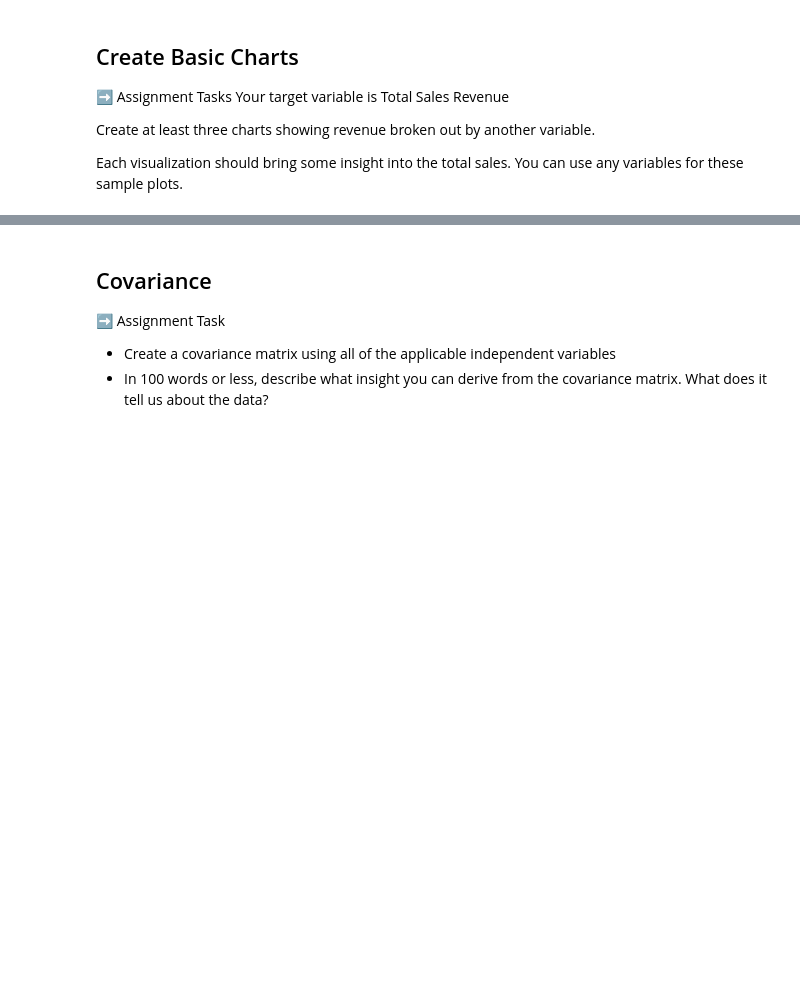
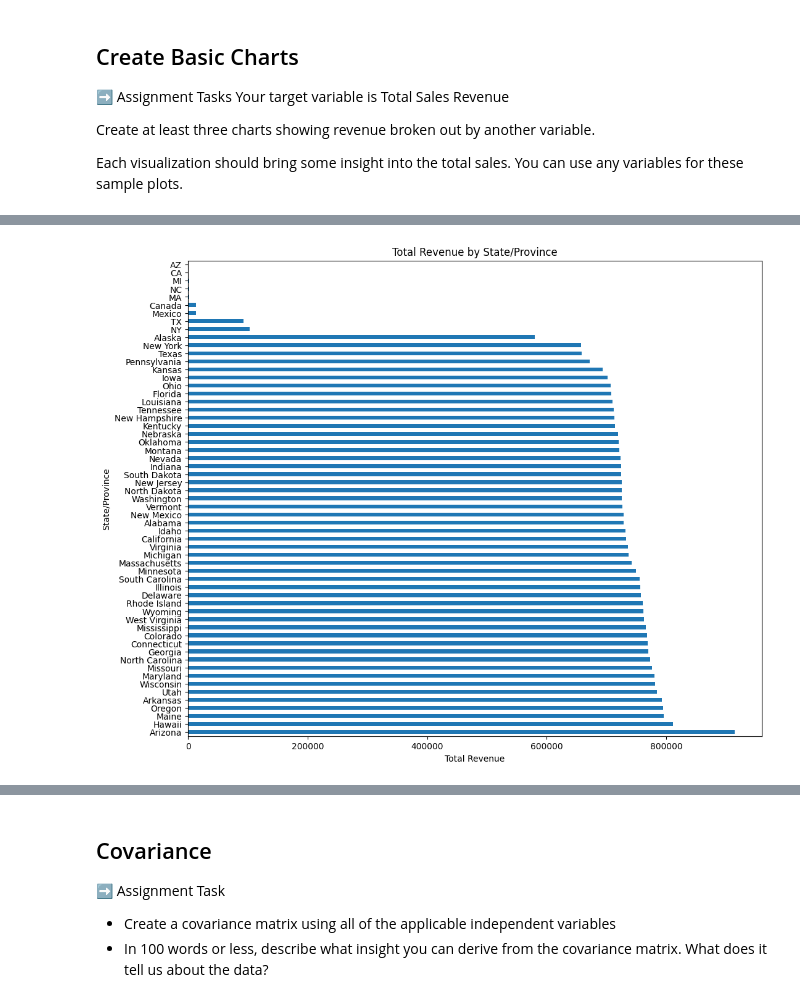
Before and after one commit to matiasarmesto/businessanalytics, a Jupyter notebook: Labs/Scripts/lab_06_retailer_eda.ipynb, the cells around one changed output, grey strips where cells are left out. Cells and saved outputs as stored; diff of their text form; code cells hidden in the pictures; blank space fills up the shorter version.

```diff
--- a/Labs/Scripts/lab_06_retailer_eda.ipynb
+++ b/Labs/Scripts/lab_06_retailer_eda.ipynb
@@ -241,0 +257,10 @@ Each visualization should bring some insight into the total sales. You can use a
+# %%
+#chart 2--revenue by state
+plt.figure(figsize=(12, 10))
+revenue_by_state.sort_values(ascending=False).plot(kind='barh')
+plt.title('Total Revenue by State/Province')
+plt.xlabel('Total Revenue')
+plt.ylabel('State/Province')
+plt.show()
+# %% [output]
+[figure, added]
```
Also changed, not shown: parts of 9 cells of this notebook.
